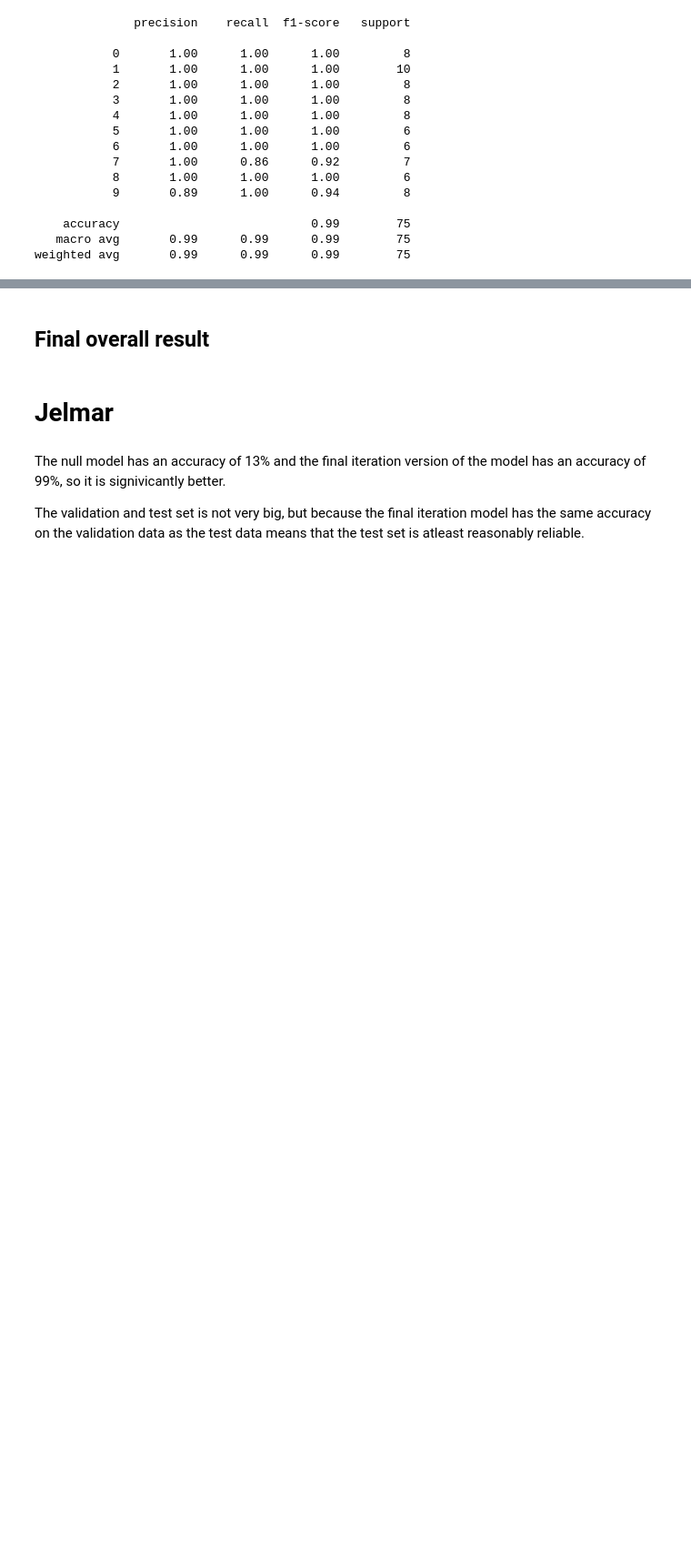
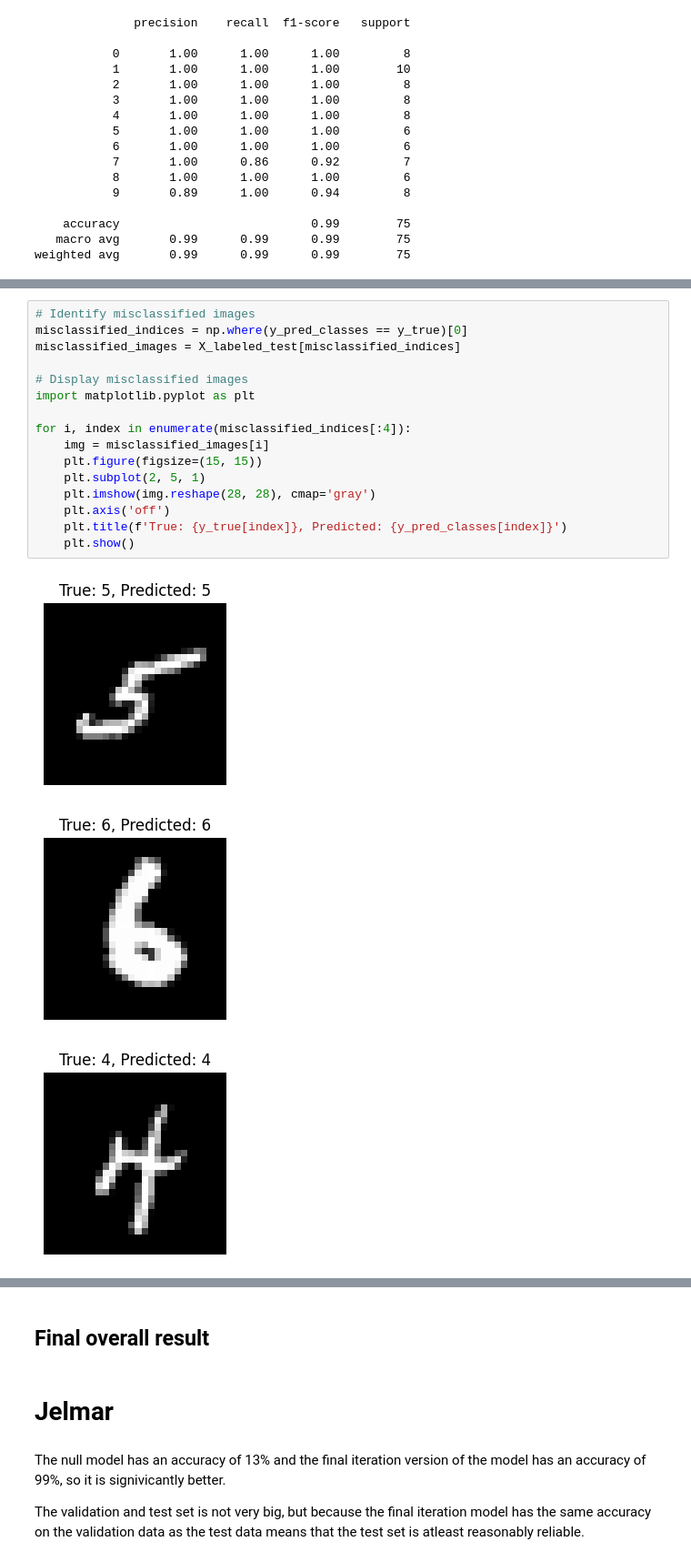
Before and after one commit to miepvis/MT2B, a Jupyter notebook: Opdracht datapunt 2b M&T.ipynb, the cells around one changed output, grey strips where cells are left out. Shown at 91% size. Cells and saved outputs as stored; diff of their text form; blank space fills up the shorter version.

```diff
--- a/Opdracht datapunt 2b M&T.ipynb
+++ b/Opdracht datapunt 2b M&T.ipynb
@@ -2002,0 +2027,20 @@ weighted avg       0.99      0.99      0.99        75
+# %%
+# Identify misclassified images
+misclassified_indices = np.where(y_pred_classes == y_true)[0]
+misclassified_images = X_labeled_test[misclassified_indices]
+
+# Display misclassified images
+import matplotlib.pyplot as plt
+
+for i, index in enumerate(misclassified_indices[:4]):
+    img = misclassified_images[i]
+    plt.figure(figsize=(15, 15))
+    plt.subplot(2, 5, 1)
+    plt.imshow(img.reshape(28, 28), cmap='gray')
+    plt.axis('off')
+    plt.title(f'True: {y_true[index]}, Predicted: {y_pred_classes[index]}')
+    plt.show()
+# %% [output]
+[figure, added]
+[figure, added]
+[figure, added]
```
Also changed, not shown: parts of 4 cells of this notebook.
